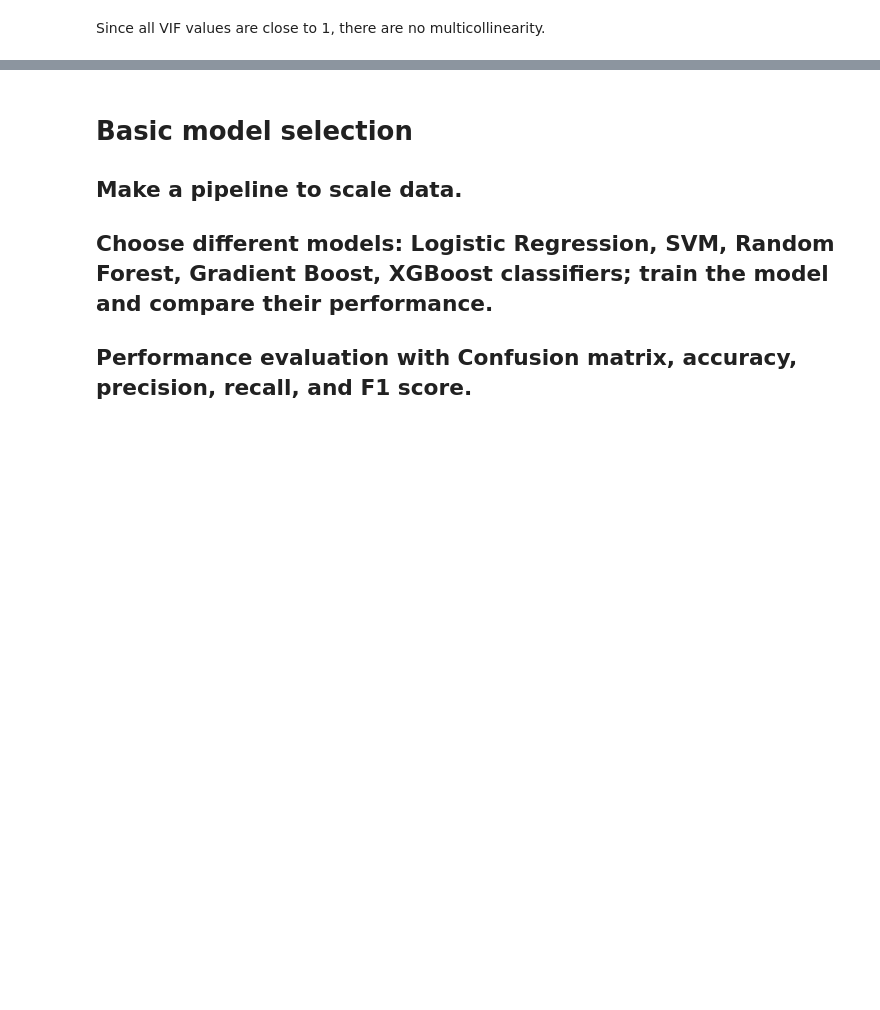
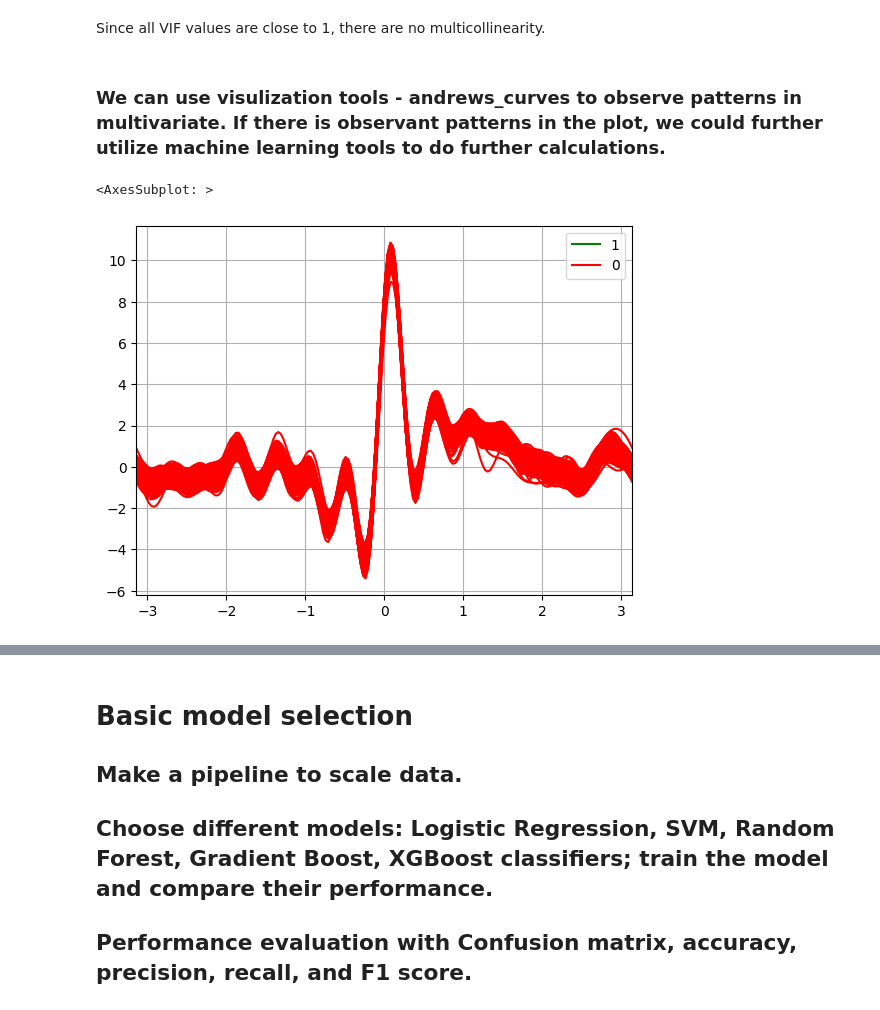
Before and after one commit to powerlock/CreditFraudDetection, a Jupyter notebook: nb/creditCard.ipynb, the cells around one changed output, grey strips where cells are left out. Saved outputs shown, nothing was run; the diff lists cells and outputs as text; code cells hidden in the pictures; blank space fills up the shorter version.

```diff
--- a/nb/creditCard.ipynb
+++ b/nb/creditCard.ipynb
@@ -355,3 +355,16 @@ calc_vif(X)
 | 28 | V28 | 1.000851 |
 # %% [markdown]
 Since all VIF values are close to 1, there are no multicollinearity.
+# %% [markdown]
+### We can use visulization tools - andrews_curves to observe patterns in multivariate. If there is observant patterns in the plot, we could further utilize machine learning tools to do further calculations.
+# %%
+from pandas.plotting import andrews_curves
+from sklearn.preprocessing import MinMaxScaler
+scale = MinMaxScaler()
+X_norm = pd.DataFrame(scale.fit_transform(X))
+df_norm = pd.concat([X_norm,y],axis = 1)
+df_norm_sample = df_norm.sample(n=1000, random_state=42) # use random sampling to plot
+andrews_curves(df_norm_sample, 'Class',color=['green','red'])
+# %% [output]
+<AxesSubplot: >
+[figure, added]
```
Also changed, not shown: parts of 3 cells of this notebook, 3 other files.
